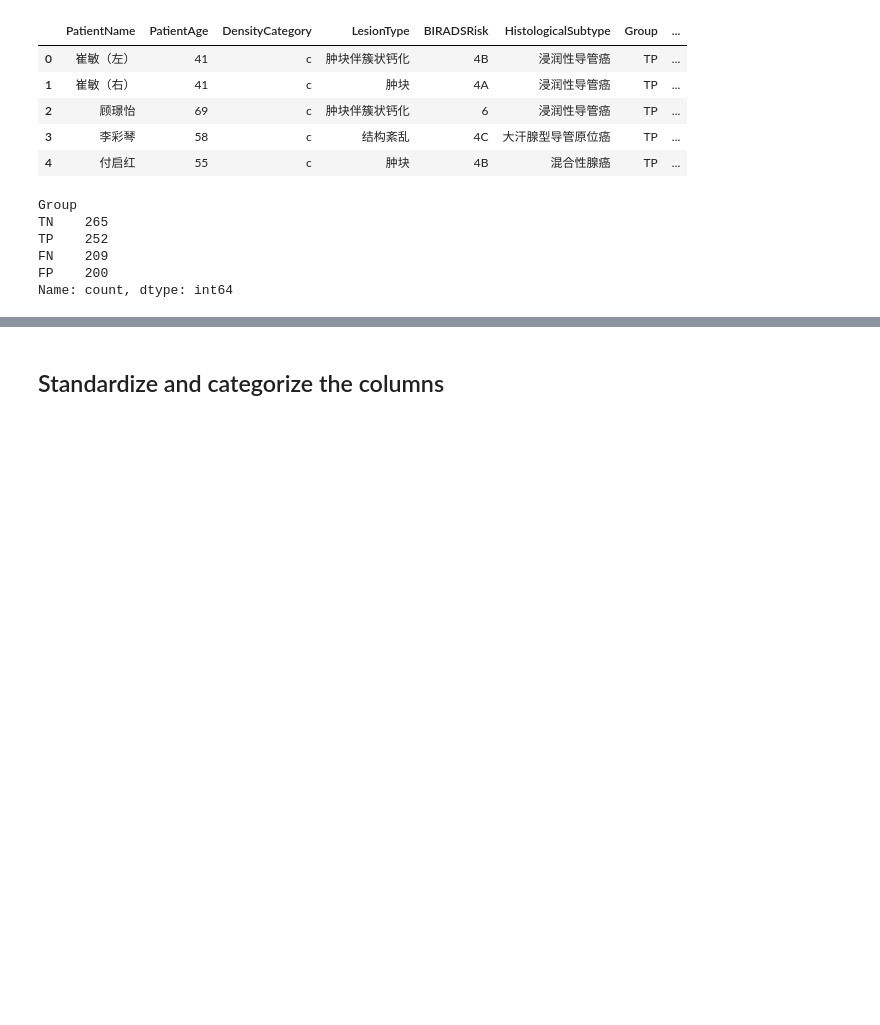
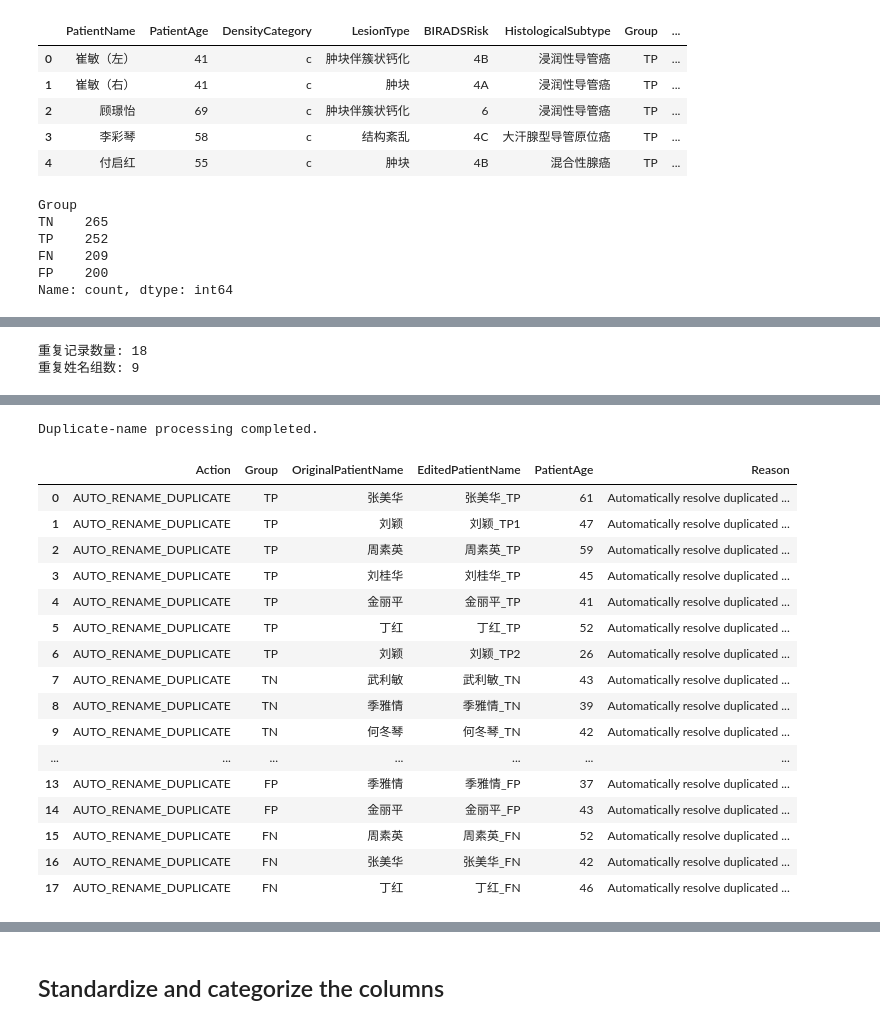
Before and after one commit to InkSaku/paper-data-analysis, a Jupyter notebook: data/data_checks.ipynb, the cells around one changed output, grey strips where cells are left out. Cells and saved outputs as stored; diff of their text form; code cells hidden in the pictures; blank space fills up the shorter version.

```diff
--- a/data/data_checks.ipynb
+++ b/data/data_checks.ipynb
@@ -538,0 +421,61 @@ meta_data/meta_data_raw_edit_log.csv
+# %%
+# 处理所有重复命名
+duplicate_mask = (meta_data_edited["PatientName"].duplicated(keep=False))
+
+duplicate_rows = (meta_data_edited.loc[duplicate_mask].copy())
+
+print("重复记录数量:", len(duplicate_rows))
+print("重复姓名组数:",duplicate_rows["PatientName"].nunique())
+
+if not duplicate_rows.empty:
+    display(
+        duplicate_rows[
+            [
+                "PatientName",
+                "PatientAge",
+                "Group",
+            ]
+        ].sort_values(
+            ["PatientName", "Group"]
+        )
+    )
+
+same_name_group_count = (meta_data_edited.groupby(["PatientName", "Group"])["PatientName"].transform("size"))
+same_name_group_order = (meta_data_edited.groupby(["PatientName", "Group"],sort=False).cumcount()+ 1)
+
+for idx in meta_data_edited.index[duplicate_mask]:
+    old_name = meta_data_edited.at[idx,"PatientName"]
+    group = meta_data_edited.at[idx,"Group"]
+    age = meta_data_edited.at[idx,"PatientAge"]
+    # 1
+    if same_name_group_count.loc[idx] == 1:
+        new_name = f"{old_name}_{group}"
+    # 2
+    else:
+        order = same_name_group_order.loc[idx]
+        new_name = (f"{old_name}_{group}{order}")
+
+    edit_log.append({
+        "Action": "AUTO_RENAME_DUPLICATE",
+        "Group": group,
+        "OriginalPatientName": old_name,
+        "EditedPatientName": new_name,
+        "PatientAge": age,
+        "Reason": "Automatically resolve duplicated PatientName",
+    })
+
+    meta_data_edited.at[idx,"PatientName"] = new_name
+
+remaining_duplicates = meta_data_edited[meta_data_edited["PatientName"].duplicated(keep=False)]
+assert remaining_duplicates.empty, ("Duplicated PatientName still exists:\n"f"{remaining_duplicates}")
+print("\nDuplicate-name processing completed.")
+
+auto_rename_log = pd.DataFrame([
+    row for row in edit_log
+    if row["Action"] == "AUTO_RENAME_DUPLICATE"
+])
+
+display(auto_rename_log)
+# %% [output]
+重复记录数量: 18
+重复姓名组数: 9
@@ -538,0 +499,18 @@ meta_data/meta_data_raw_edit_log.csv
+Duplicate-name processing completed.
+|  | Action | Group | OriginalPatientName | EditedPatientName | PatientAge | Reason |
+| 0 | AUTO_RENAME_DUPLICATE | TP | 张美华 | 张美华_TP | 61 | Automatically resolve duplicated ... |
+| 1 | AUTO_RENAME_DUPLICATE | TP | 刘颖 | 刘颖_TP1 | 47 | Automatically resolve duplicated ... |
+| 2 | AUTO_RENAME_DUPLICATE | TP | 周素英 | 周素英_TP | 59 | Automatically resolve duplicated ... |
+| 3 | AUTO_RENAME_DUPLICATE | TP | 刘桂华 | 刘桂华_TP | 45 | Automatically resolve duplicated ... |
+| 4 | AUTO_RENAME_DUPLICATE | TP | 金丽平 | 金丽平_TP | 41 | Automatically resolve duplicated ... |
+| 5 | AUTO_RENAME_DUPLICATE | TP | 丁红 | 丁红_TP | 52 | Automatically resolve duplicated ... |
+| 6 | AUTO_RENAME_DUPLICATE | TP | 刘颖 | 刘颖_TP2 | 26 | Automatically resolve duplicated ... |
+| 7 | AUTO_RENAME_DUPLICATE | TN | 武利敏 | 武利敏_TN | 43 | Automatically resolve duplicated ... |
+| 8 | AUTO_RENAME_DUPLICATE | TN | 季雅情 | 季雅情_TN | 39 | Automatically resolve duplicated ... |
+| 9 | AUTO_RENAME_DUPLICATE | TN | 何冬琴 | 何冬琴_TN | 42 | Automatically resolve duplicated ... |
+| ... | ... | ... | ... | ... | ... | ... |
+| 13 | AUTO_RENAME_DUPLICATE | FP | 季雅情 | 季雅情_FP | 37 | Automatically resolve duplicated ... |
+| 14 | AUTO_RENAME_DUPLICATE | FP | 金丽平 | 金丽平_FP | 43 | Automatically resolve duplicated ... |
+| 15 | AUTO_RENAME_DUPLICATE | FN | 周素英 | 周素英_FN | 52 | Automatically resolve duplicated ... |
+| 16 | AUTO_RENAME_DUPLICATE | FN | 张美华 | 张美华_FN | 42 | Automatically resolve duplicated ... |
+| 17 | AUTO_RENAME_DUPLICATE | FN | 丁红 | 丁红_FN | 46 | Automatically resolve duplicated ... |
```
Also changed, not shown: parts of 36 cells of this notebook, 1 other file.
